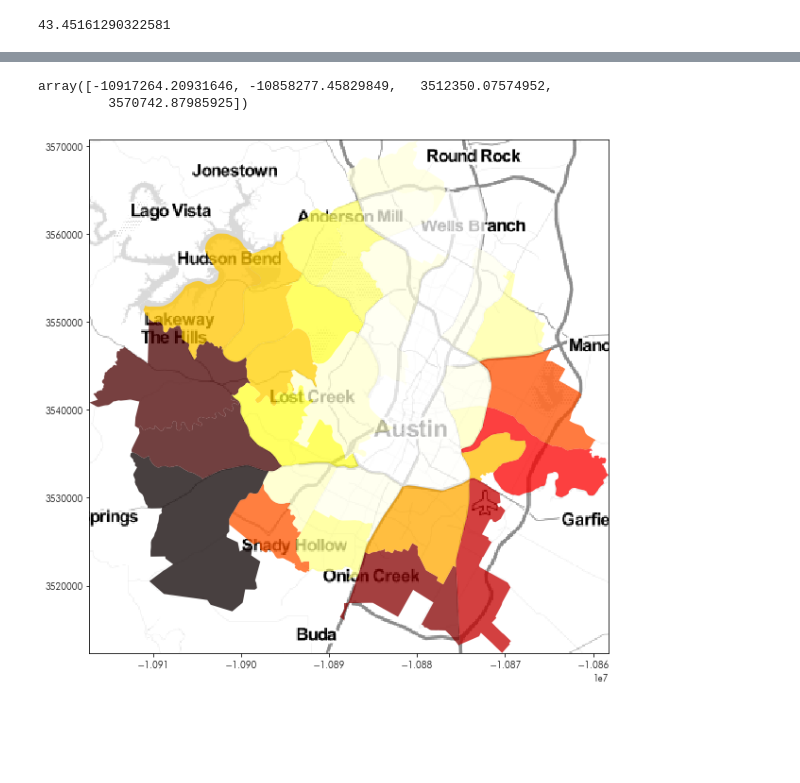
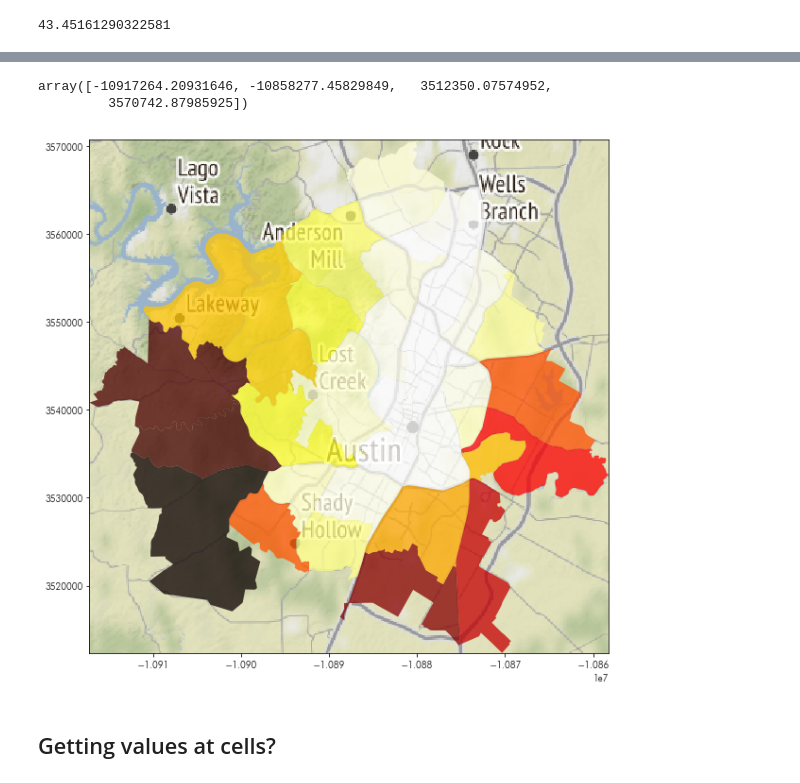
Before and after one commit to pysal/scipy2019-intermediate-gds, a Jupyter notebook: notebooks/rasters.ipynb, the cells around one changed output, grey strips where cells are left out. Drawn from its saved outputs; the diff is of its cells as text; code cells hidden in the pictures; blank space fills up the shorter version.

```diff
--- a/notebooks/rasters.ipynb
+++ b/notebooks/rasters.ipynb
@@ -59,8 +60,7 @@ with rasterio.open('../data/austinlights.tif', 'w', driver='GTiff',
                    transform=austin_transform) as outfile:
     outfile.write(austin_nightlights, 1)
 # %%
-tonermap, tonermap_extent = contextily.bounds2img(*neighborhoods.to_crs(epsg=3857).total_bounds, zoom=10,
-                                                  url=contextily.tile_providers.ST_TONER_LITE)
+basemap, basemap_extent = contextily.bounds2img(*neighborhoods.to_crs(epsg=3857).total_bounds, zoom=10)
 # %% [markdown]
 # Zonalstats
 # %% [markdown]
@@ -148,10 +148,12 @@ array([-10917264.20931646, -10858277.45829849,   3512350.07574952,
 # %%
 plt.figure(figsize=(10,10))
-plt.imshow(tonermap, extent=tonermap_extent)
+plt.imshow(basemap, extent=basemap_extent)
 neighborhoods.to_crs(epsg=3857).plot('nightlights',
                                      cmap='hot', ax = plt.gca(), alpha=.75)
 plt.axis(neighborhoods.to_crs(epsg=3857).total_bounds[[0,2,1,3]])
 # %% [output]
 array([-10917264.20931646, -10858277.45829849,   3512350.07574952,
          3570742.87985925])
-[figure, old version]
+[figure, new version]
+# %% [markdown]
+## Getting values at cells?
```
Also changed, not shown: parts of 10 cells of this notebook, 2 other files.
